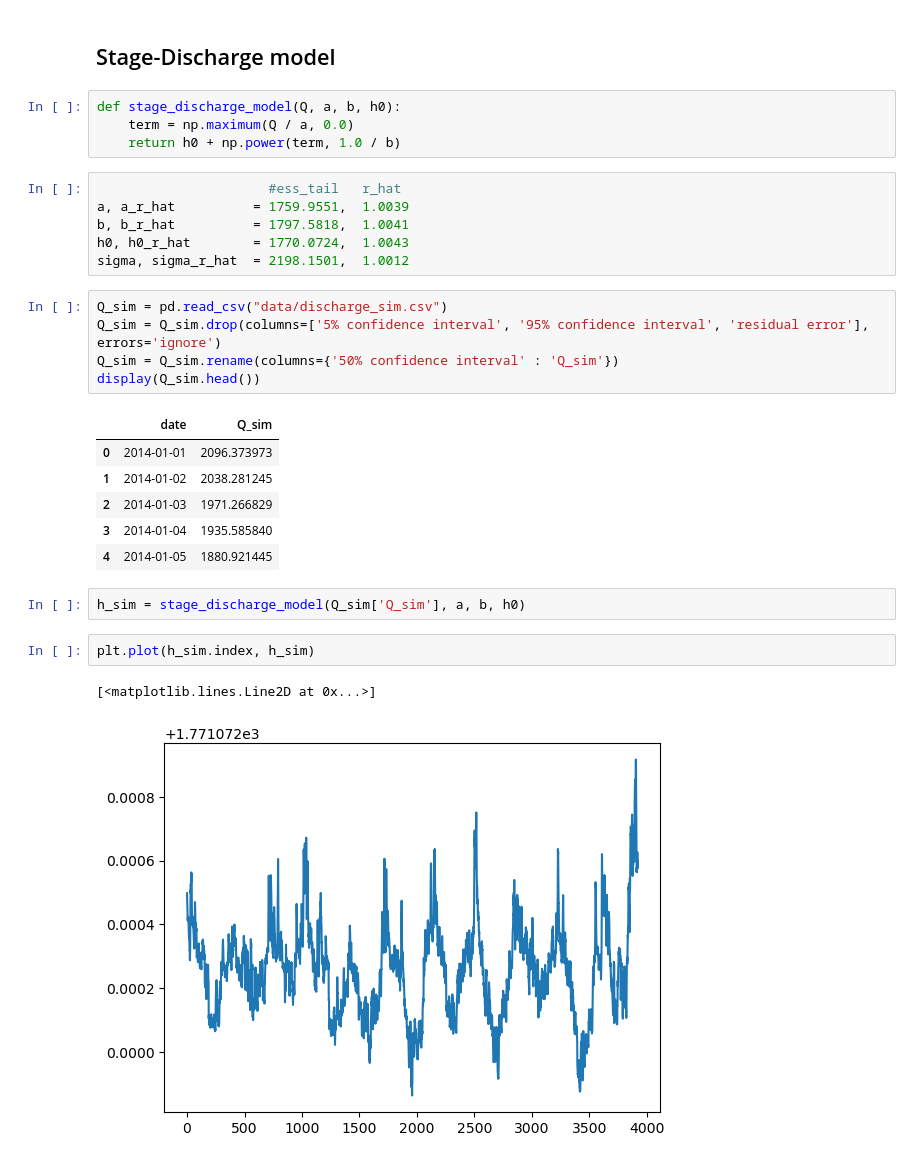
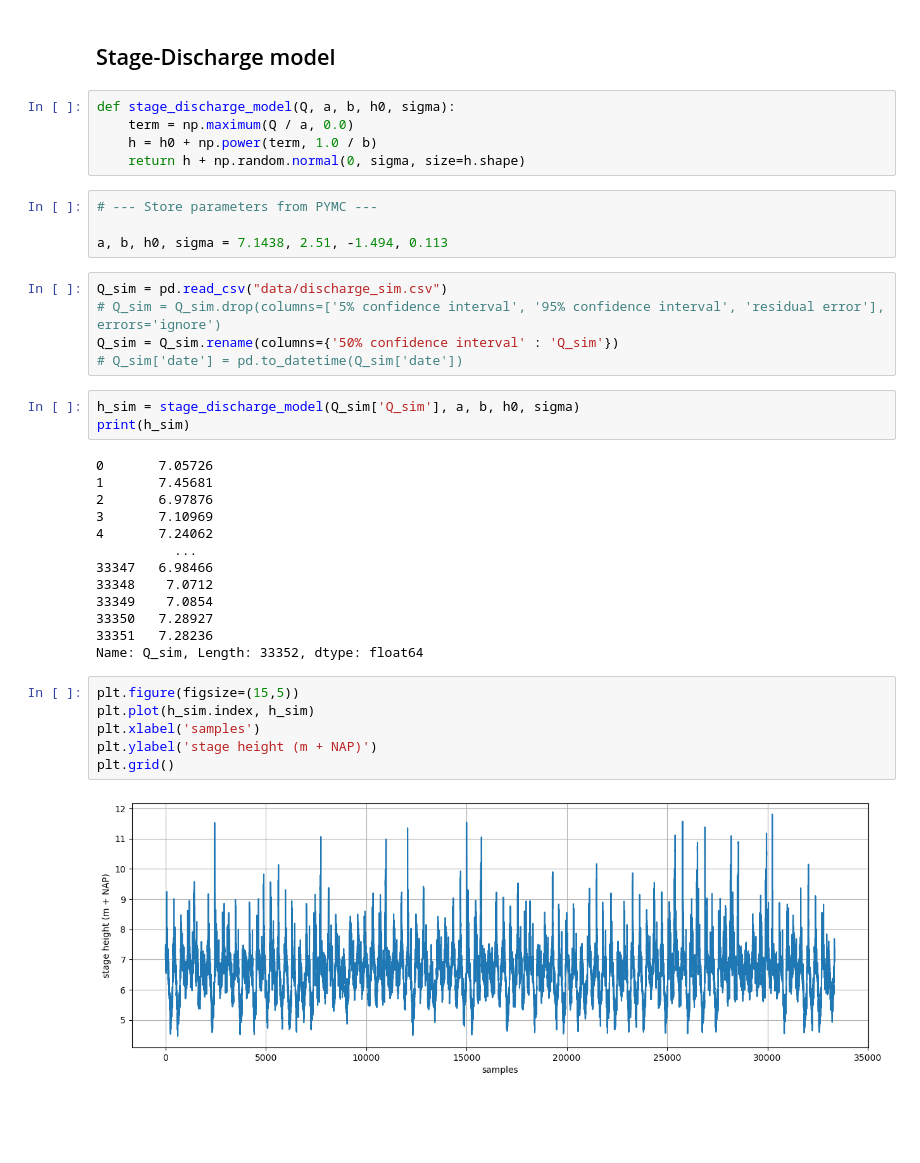
Before and after one commit to Loe-SS/MORE, a Jupyter notebook: EVA Discharge.ipynb, the cells around one changed output. Saved outputs shown, nothing was run; the diff lists cells and outputs as text; blank space fills up the shorter version.

```diff
--- a/EVA Discharge.ipynb
+++ b/EVA Discharge.ipynb
@@ -227,31 +224,40 @@ Sampling: [h_obs]
 # %% [markdown]
 ## Stage-Discharge model
 # %%
-def stage_discharge_model(Q, a, b, h0):
+def stage_discharge_model(Q, a, b, h0, sigma):
     term = np.maximum(Q / a, 0.0)
-    return h0 + np.power(term, 1.0 / b)
+    h = h0 + np.power(term, 1.0 / b)
+    return h + np.random.normal(0, sigma, size=h.shape)
 # %%
-                      #ess_tail   r_hat
-a, a_r_hat          = 1759.9551,  1.0039
-b, b_r_hat          = 1797.5818,  1.0041
-h0, h0_r_hat        = 1770.0724,  1.0043
-sigma, sigma_r_hat  = 2198.1501,  1.0012
+# --- Store parameters from PYMC ---
+
+a, b, h0, sigma = 7.1438, 2.51, -1.494, 0.113
 # %%
 Q_sim = pd.read_csv("data/discharge_sim.csv")
-Q_sim = Q_sim.drop(columns=['5% confidence interval', '95% confidence interval', 'residual error'], errors='ignore')
+# Q_sim = Q_sim.drop(columns=['5% confidence interval', '95% confidence interval', 'residual error'], errors='ignore')
 Q_sim = Q_sim.rename(columns={'50% confidence interval' : 'Q_sim'})
-display(Q_sim.head())
+# Q_sim['date'] = pd.to_datetime(Q_sim['date'])
-# %% [output]
-|  | date | Q_sim |
-| 0 | 2014-01-01 | 2096.373973 |
-| 1 | 2014-01-02 | 2038.281245 |
-| 2 | 2014-01-03 | 1971.266829 |
-| 3 | 2014-01-04 | 1935.585840 |
-| 4 | 2014-01-05 | 1880.921445 |
 # %%
-h_sim = stage_discharge_model(Q_sim['Q_sim'], a, b, h0)
+h_sim = stage_discharge_model(Q_sim['Q_sim'], a, b, h0, sigma)
+print(h_sim)
+# %% [output]
+0       7.05726
+1       7.45681
+2       6.97876
+3       7.10969
+4       7.24062
+          ...
+33347   6.98466
+33348    7.0712
+33349    7.0854
+33350   7.28927
+33351   7.28236
+Name: Q_sim, Length: 33352, dtype: float64
 # %%
+plt.figure(figsize=(15,5))
 plt.plot(h_sim.index, h_sim)
+plt.xlabel('samples')
+plt.ylabel('stage height (m + NAP)')
+plt.grid()
 # %% [output]
-[<matplotlib.lines.Line2D at 0x...>]
-[figure, old version]
+[figure, new version]
```
Also changed, not shown: parts of 13 cells of this notebook, 4 other files.
